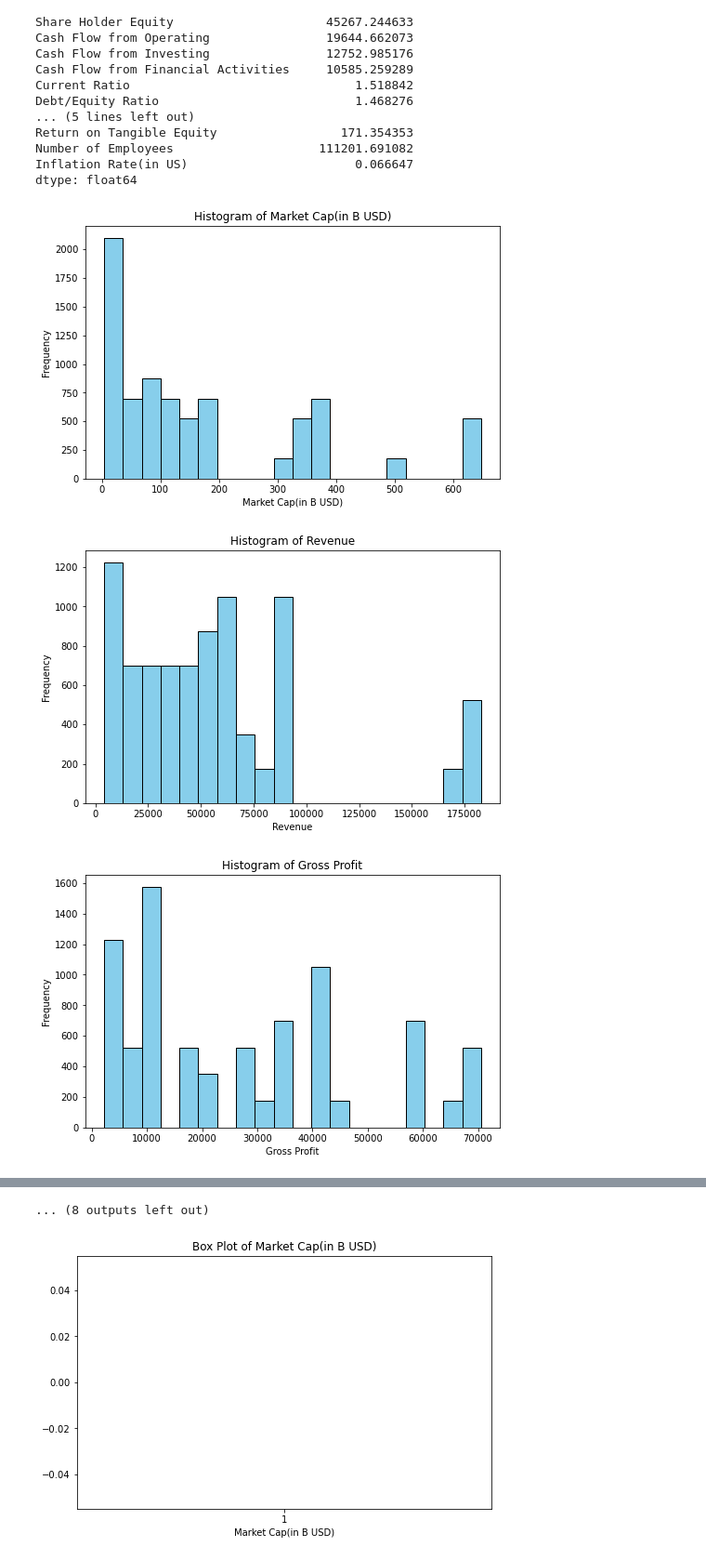
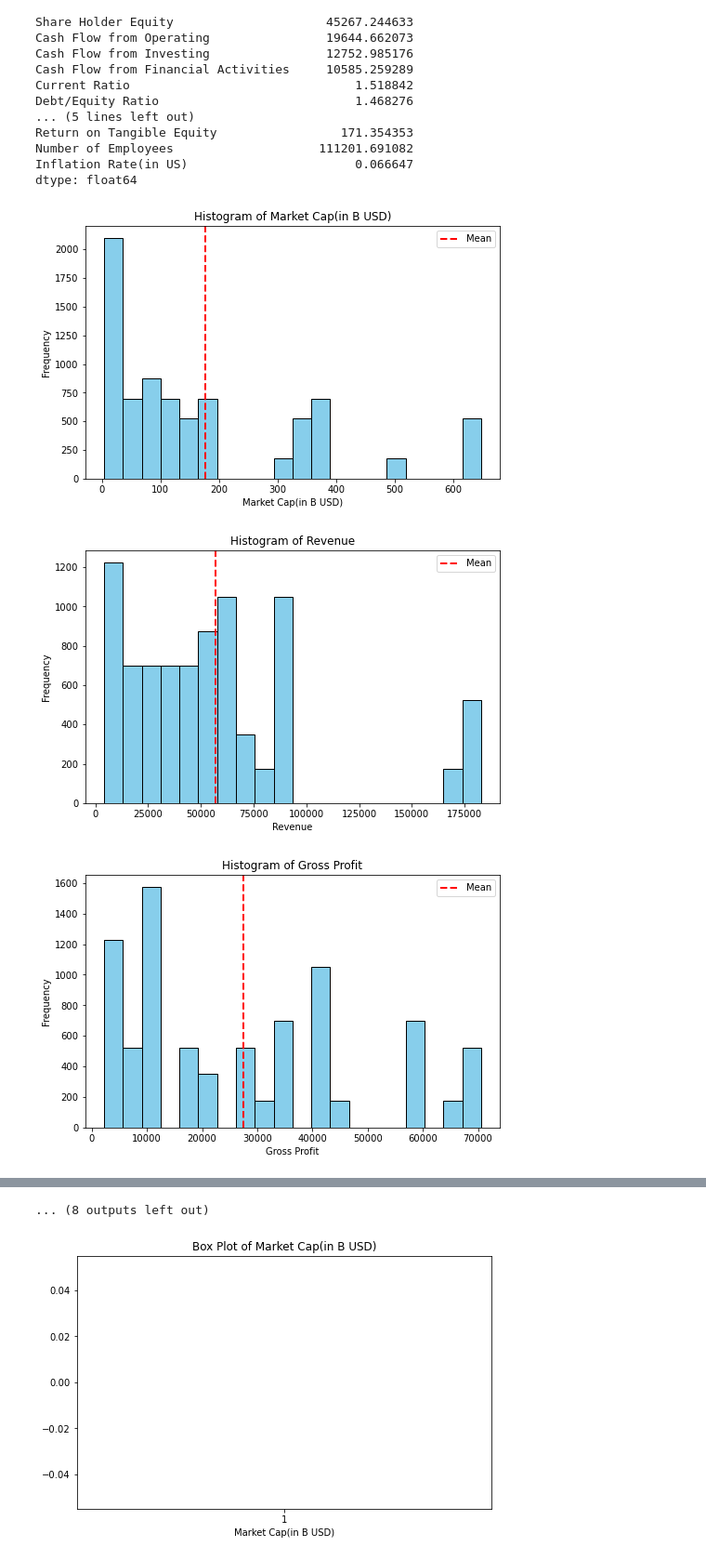
Before and after one commit to chogevic/dsc-dvp-project02, a Jupyter notebook: index.ipynb, the cells around one changed output, grey strips where cells are left out. Shown: that part at 93% size. Drawn from its saved outputs; the diff is of its cells as text; code cells hidden in the pictures.

```diff
--- a/index.ipynb
+++ b/index.ipynb
@@ -135,14 +145,16 @@ dtype: float64
 # %%
 # Graphical Analysis
 for column in numerical_columns:
     # Histogram
     plt.figure(figsize=(8, 5))
+    plt.axvline(enriched_data[column].mean(), color='red', linestyle='dashed', linewidth=2, label='Mean')
     plt.hist(enriched_data[column], bins=20, color='skyblue', edgecolor='black')
     plt.title(f'Histogram of {column}')
     plt.xlabel(column)
     plt.ylabel('Frequency')
+    plt.legend()
     plt.show()
 # %% [output]
-[figure, old version]
+[figure, new version]
-[figure, old version]
+[figure, new version]
-[figure, old version]
+[figure, new version]
```
Also changed, not shown: parts of 8 cells of this notebook, 4 other files.
